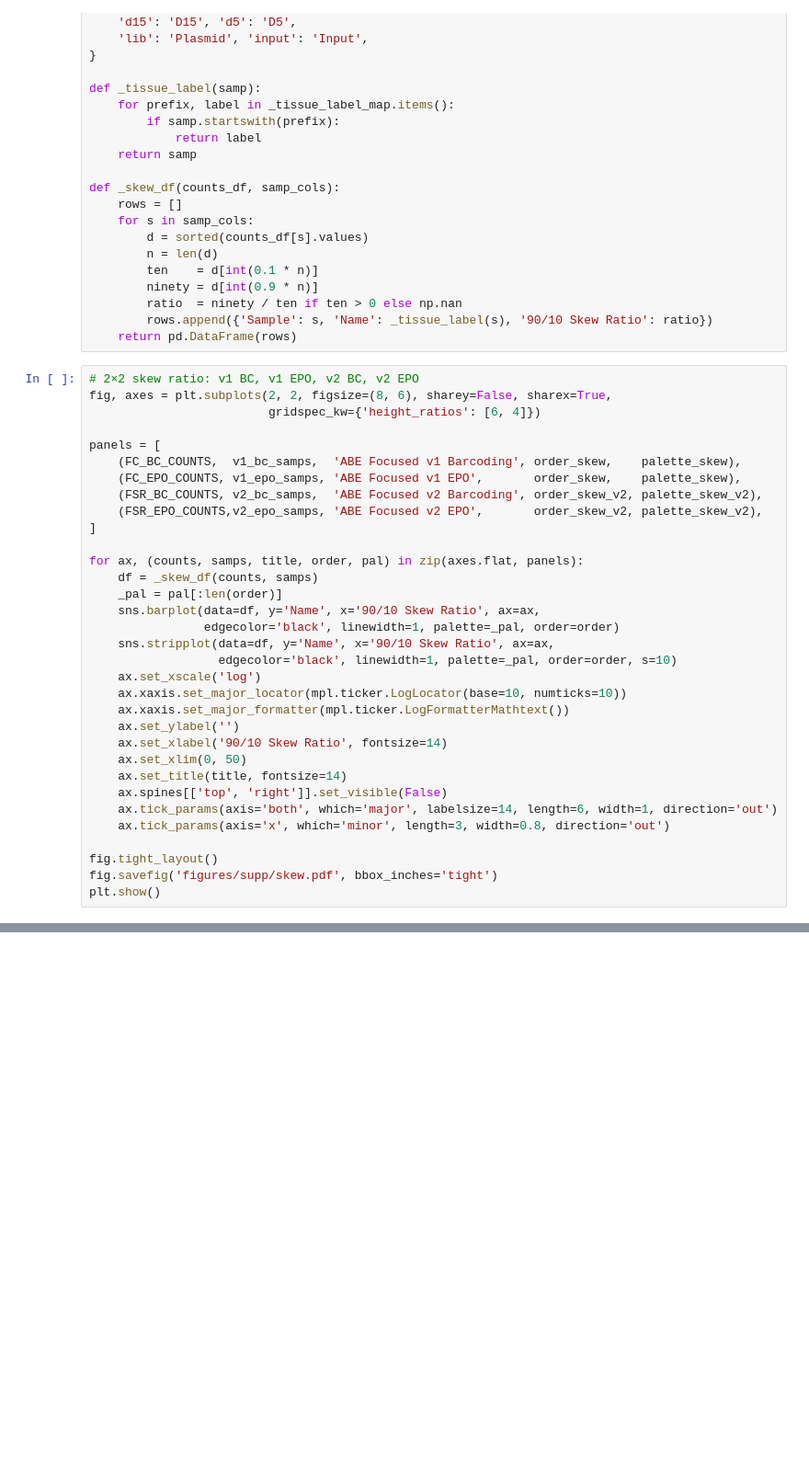
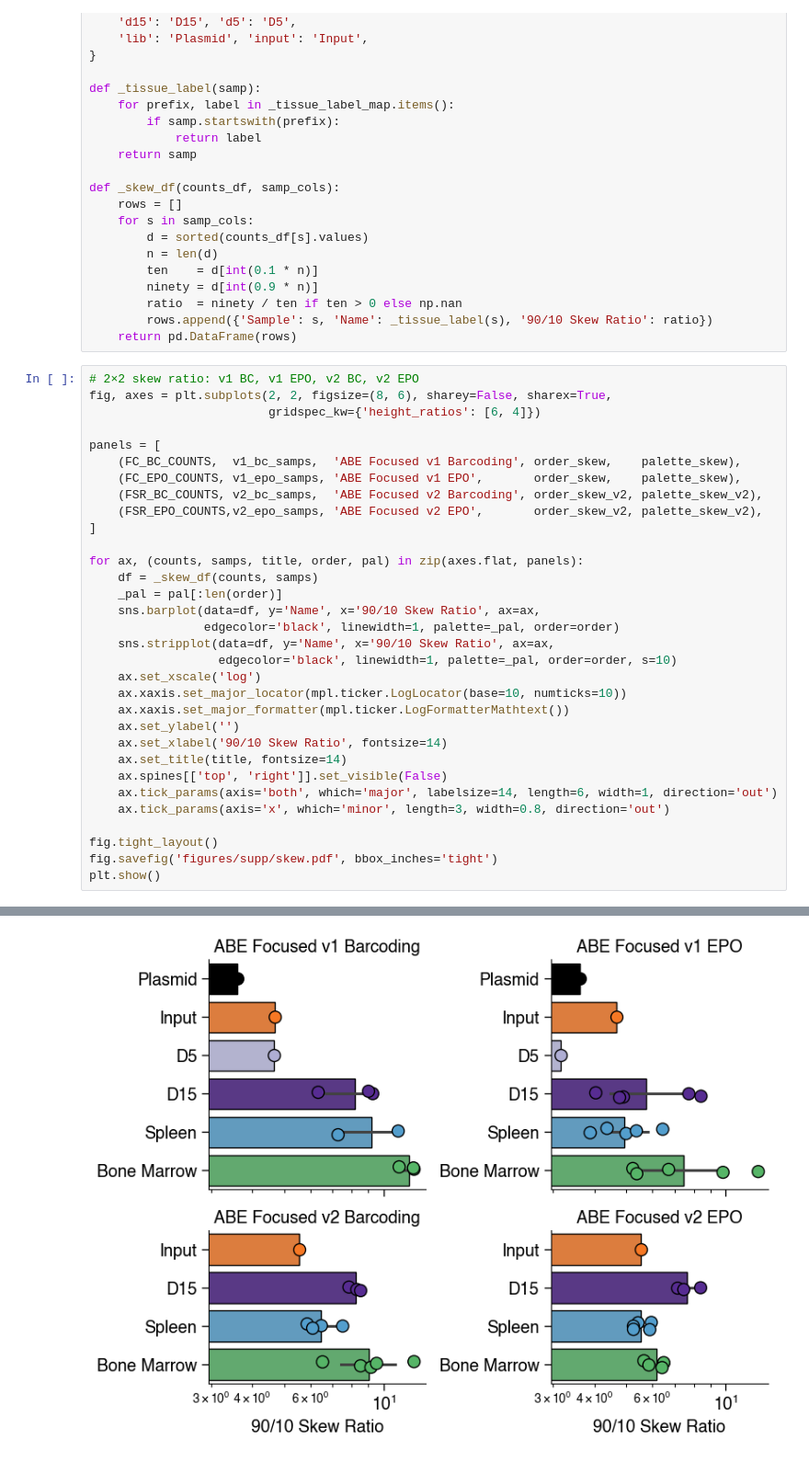
Before and after one commit to kexindon/B-ALL-in-vivo-base-editing, a Jupyter notebook: supplemental_focused_qc.ipynb, the cells around one changed output, grey strips where cells are left out. Shown at 92% size. Cells and saved outputs as stored; diff of their text form; blank space fills up the shorter version.

```diff
--- a/supplemental_focused_qc.ipynb
+++ b/supplemental_focused_qc.ipynb
@@ -413,7 +414,6 @@ for ax, (counts, samps, title, order, pal) in zip(axes.flat, panels):
     ax.xaxis.set_major_formatter(mpl.ticker.LogFormatterMathtext())
     ax.set_ylabel('')
     ax.set_xlabel('90/10 Skew Ratio', fontsize=14)
-    ax.set_xlim(0, 50)
     ax.set_title(title, fontsize=14)
     ax.spines[['top', 'right']].set_visible(False)
     ax.tick_params(axis='both', which='major', labelsize=14, length=6, width=1, direction='out')
@@ -422,3 +422,4 @@ for ax, (counts, samps, title, order, pal) in zip(axes.flat, panels):
 fig.tight_layout()
 fig.savefig('figures/supp/skew.pdf', bbox_inches='tight')
 plt.show()
+# %% [output]
@@ -425,2 +431,3 @@ plt.show()
+[figure, added]
 # %%
 # 2×2 PCA on Spearman correlation of sample counts
```
Also changed, not shown: parts of 4 cells of this notebook, 4 other files.
